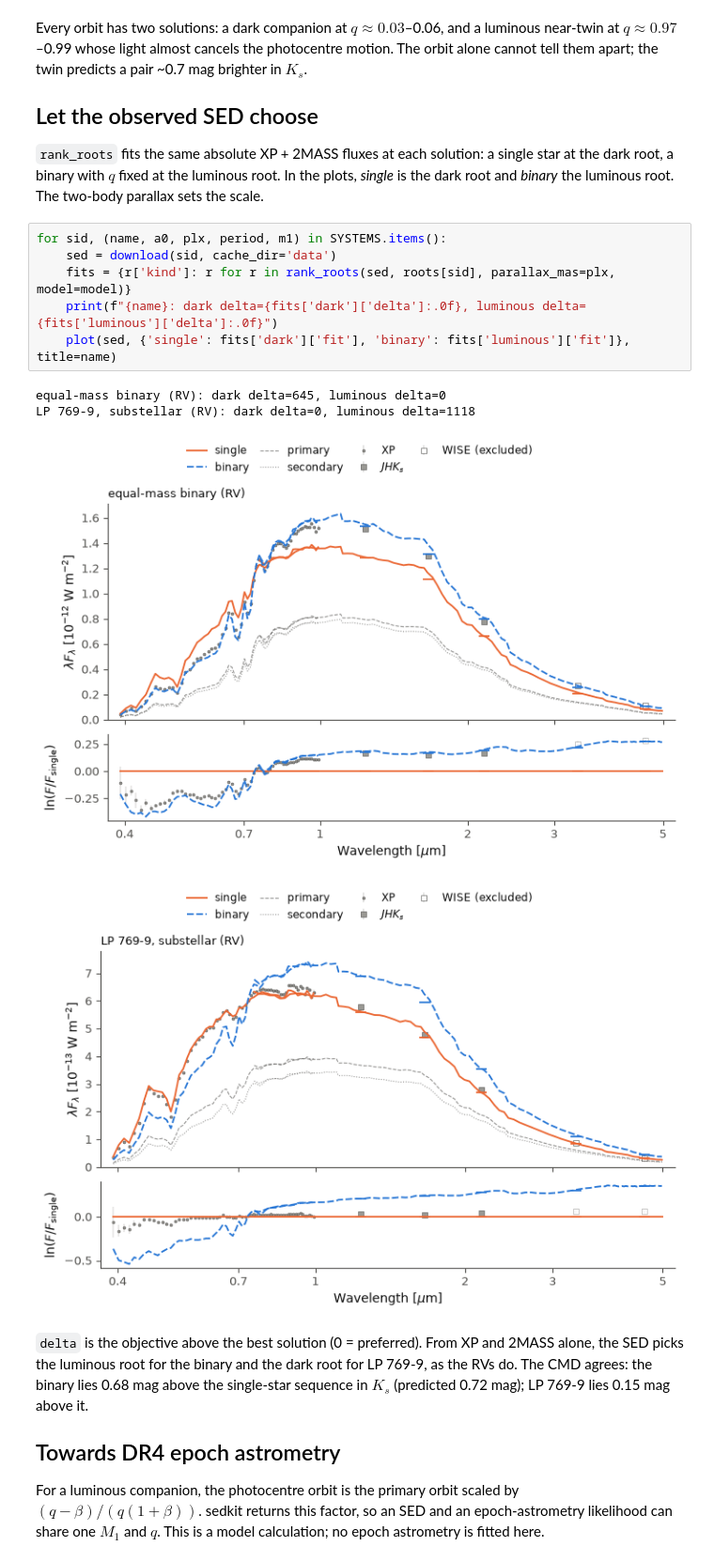
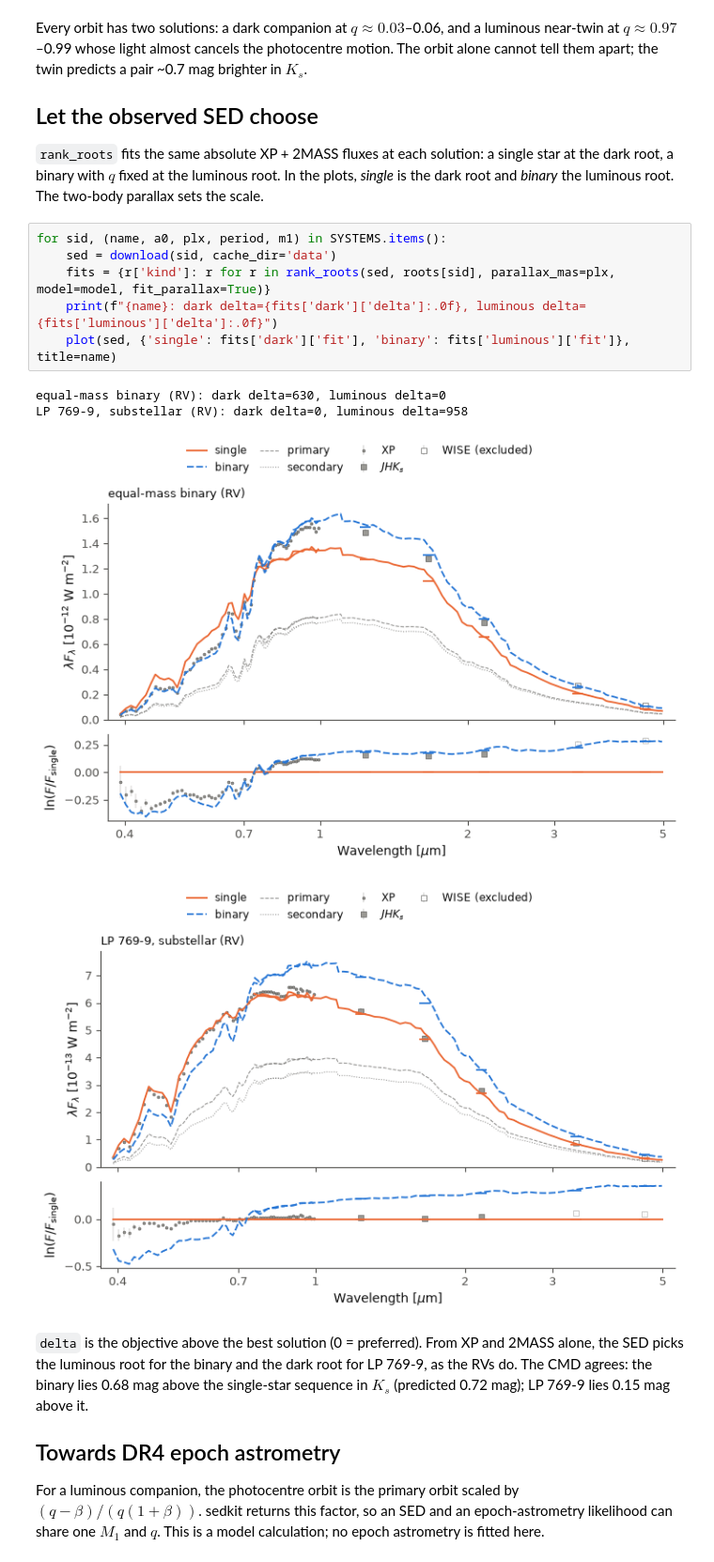
Before and after one commit to jiadonglee/sedkit, a Jupyter notebook: examples/02_gaia_orbit_twin.ipynb, the cells around one changed output. Shown at 94% size. Drawn from its saved outputs; the diff is of its cells as text.

```diff
--- a/examples/02_gaia_orbit_twin.ipynb
+++ b/examples/02_gaia_orbit_twin.ipynb
@@ -66,14 +66,14 @@ root and *binary* the luminous root. The two-body parallax sets the scale.
 # %%
 for sid, (name, a0, plx, period, m1) in SYSTEMS.items():
     sed = download(sid, cache_dir='data')
-    fits = {r['kind']: r for r in rank_roots(sed, roots[sid], parallax_mas=plx, model=model)}
+    fits = {r['kind']: r for r in rank_roots(sed, roots[sid], parallax_mas=plx, model=model, fit_parallax=True)}
     print(f"{name}: dark delta={fits['dark']['delta']:.0f}, luminous delta={fits['luminous']['delta']:.0f}")
     plot(sed, {'single': fits['dark']['fit'], 'binary': fits['luminous']['fit']}, title=name)
 # %% [output]
-equal-mass binary (RV): dark delta=645, luminous delta=0
-LP 769-9, substellar (RV): dark delta=0, luminous delta=1118
+equal-mass binary (RV): dark delta=630, luminous delta=0
+LP 769-9, substellar (RV): dark delta=0, luminous delta=958
 [figure]
-[figure, old version]
+[figure, new version]
 # %% [markdown]
 `delta` is the objective above the best solution (0 = preferred). From XP and 2MASS alone,
 the SED picks the luminous root for the binary and the dark root for LP 769-9, as the RVs do.
```
Also changed, not shown: parts of 1 cell of this notebook, 43 other files.
